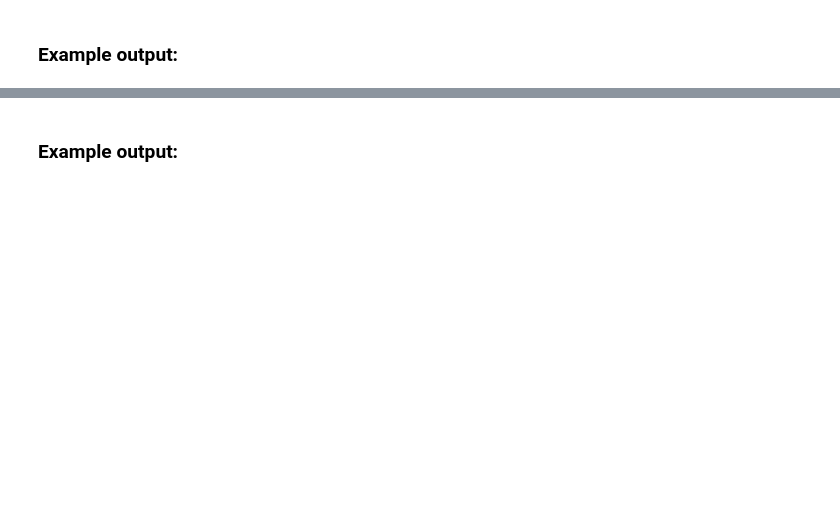
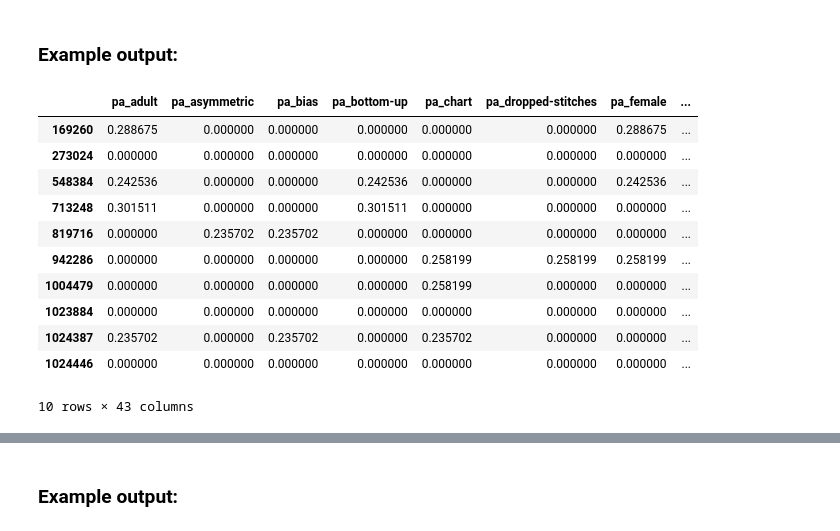
Before and after one commit to k-christensen/Ravelry, a Jupyter notebook: notebooks/python_functions/function_explanations.ipynb, the cells around one changed output, grey strips where cells are left out. Drawn from its saved outputs; the diff is of its cells as text; code cells hidden in the pictures; blank space fills up the shorter version.

```diff
--- a/notebooks/python_functions/function_explanations.ipynb
+++ b/notebooks/python_functions/function_explanations.ipynb
@@ -241,2 +492,13 @@ user_data("katec125")
+# %%
+def yarn_dict(pattern_list):
+    patterns = pattern_req(pattern_list)
+    yarn_dict = {}
+    for key in patterns.keys():
+        if 'yarn_weight' in patterns[key]:
+            yarn_dict.update({key:
+            {"yarn_id_{}".format('-'.join(patterns[key]['yarn_weight']['name'].split(' '))):1}})
+        else:
+            yarn_dict.update({key:{"yarn_id_None":1}})
+    return yarn_dict
 # %% [markdown]
 ### Example output:
@@ -243,2 +521,14 @@ user_data("katec125")
+# %%
+def categ_dict(pattern_list):
+    patterns = pattern_req(pattern_list)
+    categ_dict = {}
+    for key in patterns.keys():
+        data = patterns[key]['pattern_categories'][0]
+        df = pd.io.json.json_normalize(data)
+        df = df.filter(regex = 'permalink$', axis = 1)
+        atrib_dict = df.to_dict(orient='records')[0]
+        cat_dict = {"pc_{}".format(v):1 for v in atrib_dict.values() if v != 'categories'}
+        categ_dict.update({key:cat_dict})
+    return categ_dict
 # %% [markdown]
 ### Example output:
@@ -245,2 +555,16 @@ user_data("katec125")
+# %%
+def all_attr_dict(pattern_list):
+    attrib_dict = attr_dict(pattern_list)
+    y_dict = yarn_dict(pattern_list)
+    ca_dict = categ_dict(pattern_list)
+    finaldict = {key:[attrib_dict[key], y_dict[key], ca_dict[key]]
+                for key in y_dict.keys()}
+    for key in finaldict:
+        while len(finaldict[key])>1:
+            finaldict[key][0].update(finaldict[key][1])
+            finaldict[key].pop(1)
+        finaldict[key] = finaldict[key][0]
+    normed_fd = {key:{k:1/math.sqrt(len(d)) for k in d} for key,d in finaldict.items()}
+    return normed_fd
 # %% [markdown]
 ### Example output:
@@ -249,2 +596,23 @@ user_data("katec125")
+# %%
+def pattern_attr_to_df(pattern_dict):
+    df_attr = pd.DataFrame(list(pattern_dict.values()),
+            index=list(pattern_dict.keys())).fillna(0)
+    return df_attr
 # %% [markdown]
 ### Example output:
+# %%
+example_attr_dict = all_attr_dict(example_pattern_list)
+pattern_attr_to_df(example_attr_dict)
+# %% [output]
+|  | pa_adult | pa_asymmetric | pa_bias | pa_bottom-up | pa_chart | pa_dropped-stitches | pa_female | ... |
+| 169260 | 0.288675 | 0.000000 | 0.000000 | 0.000000 | 0.000000 | 0.000000 | 0.288675 | ... |
+| 273024 | 0.000000 | 0.000000 | 0.000000 | 0.000000 | 0.000000 | 0.000000 | 0.000000 | ... |
+| 548384 | 0.242536 | 0.000000 | 0.000000 | 0.242536 | 0.000000 | 0.000000 | 0.242536 | ... |
+| 713248 | 0.301511 | 0.000000 | 0.000000 | 0.301511 | 0.000000 | 0.000000 | 0.000000 | ... |
+| 819716 | 0.000000 | 0.235702 | 0.235702 | 0.000000 | 0.000000 | 0.000000 | 0.000000 | ... |
+| 942286 | 0.000000 | 0.000000 | 0.000000 | 0.000000 | 0.258199 | 0.258199 | 0.258199 | ... |
+| 1004479 | 0.000000 | 0.000000 | 0.000000 | 0.000000 | 0.258199 | 0.000000 | 0.000000 | ... |
+| 1023884 | 0.000000 | 0.000000 | 0.000000 | 0.000000 | 0.000000 | 0.000000 | 0.000000 | ... |
+| 1024387 | 0.235702 | 0.000000 | 0.235702 | 0.000000 | 0.235702 | 0.000000 | 0.000000 | ... |
+| 1024446 | 0.000000 | 0.000000 | 0.000000 | 0.000000 | 0.000000 | 0.000000 | 0.000000 | ... |
+10 rows × 43 columns
```
Also changed, not shown: parts of 64 cells of this notebook, 1 other file.
